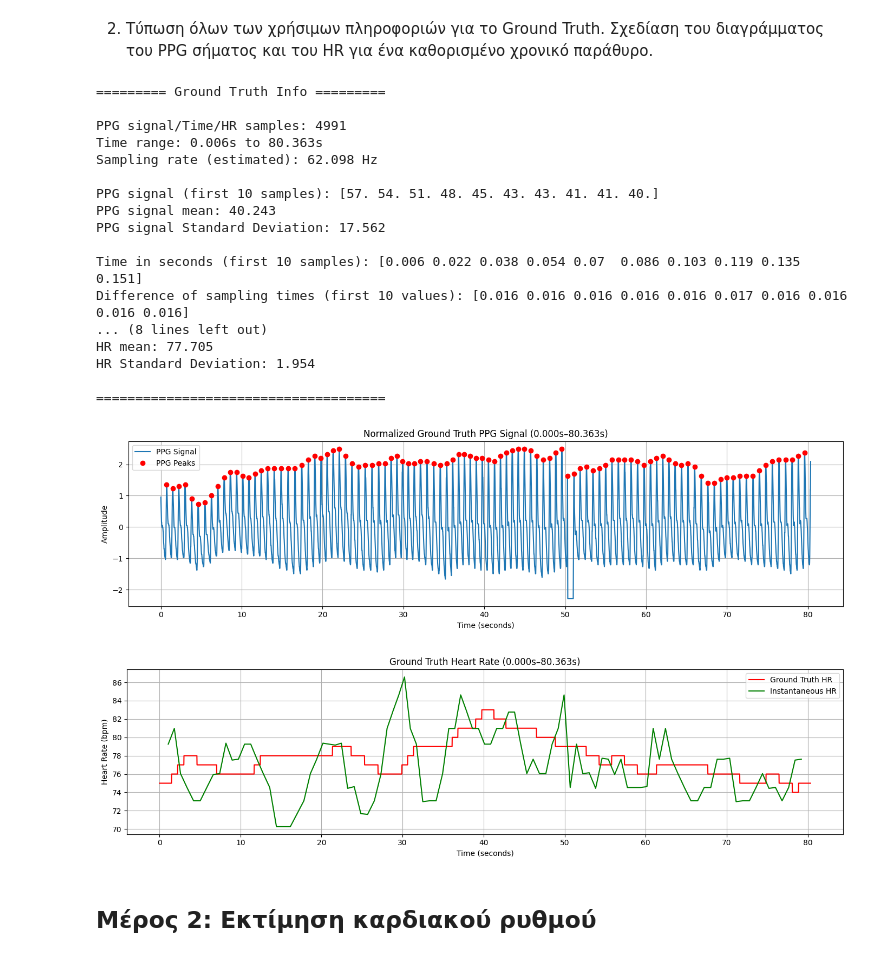
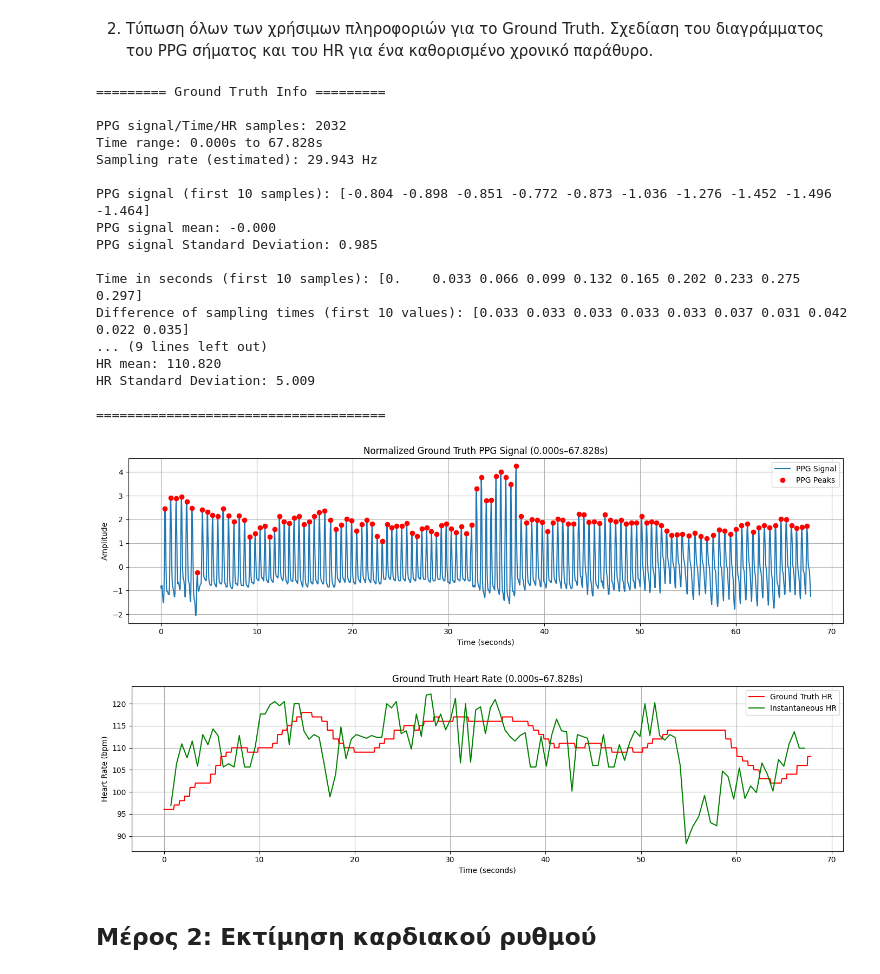
Before and after one commit to iliaxant/HR_Extraction_from_Video, a Jupyter notebook: HR_Extraction_from_Video.ipynb, the cells around one changed output. Drawn from its saved outputs; the diff is of its cells as text; code cells hidden in the pictures.

```diff
--- a/HR_Extraction_from_Video.ipynb
+++ b/HR_Extraction_from_Video.ipynb
@@ -61,25 +61,26 @@ from scipy.fft import fft, fftfreq
 # Input subject num
 # ------------------------------------------------
 
-# # UBFC-RPPG Dataset 2   (subject45)
-# num = '45'
+# UBFC-RPPG Dataset 2   (subject45)
+num = '45'
 
-# UBFC-RPPG Dataset 1   (11-gt)
-num = '11'
+# # UBFC-RPPG Dataset 1   (11-gt)
+# num = '11'
 
 # ------------------------------------------------
 
 
-# # UBFC-RPPG Dataset 2
-# subject_path = f'/content/subject{num}'
+# UBFC-RPPG Dataset 2
+subject_path = f'/content/subject{num}'
+video_path = os.path.join(subject_path, 'vid.avi')
+gt_path = os.path.join(subject_path, 'ground_truth.txt')
+
+# # UBFC-RPPG Dataset 1
+# subject_path = f'/content/{num}-gt'
 # video_path = os.path.join(subject_path, 'vid.avi')
-# gt_path = os.path.join(subject_path, 'ground_truth.txt')
+# gt_path = os.path.join(subject_path, 'gtdump.xmp')
 
-# UBFC-RPPG Dataset 1
-subject_path = f'/content/{num}-gt'
-video_path = os.path.join(subject_path, 'vid.avi')
-gt_path = os.path.join(subject_path, 'gtdump.xmp')
-
+video_path = f'/content/Ilias_finger.mp4'
 
 cap = cv2.VideoCapture(video_path)
 
@@ -128,18 +129,18 @@ Duration:         1:20.218 (80.218s)
 # %% [markdown]
 2) Τύπωση όλων των χρήσιμων πληροφοριών για το Ground Truth. Σχεδίαση του διαγράμματος του PPG σήματος και του HR για ένα καθορισμένο χρονικό παράθυρο.
 # %%
-# # UBFC-RPPG Dataset 2   (subject45)
-# gt_data = np.loadtxt(gt_path)
-# gt_ppg = gt_data[0, :]
-# gt_hr = gt_data[1, :]
-# gt_time = gt_data[2, :]
+# UBFC-RPPG Dataset 2   (subject45)
+gt_data = np.loadtxt(gt_path)
+gt_ppg = gt_data[0, :]
+gt_hr = gt_data[1, :]
+gt_time = gt_data[2, :]
 
 
-# UBFC-RPPG Dataset 1   (11-gt)
-gt_data = np.genfromtxt(gt_path, delimiter=',')
-gt_ppg = gt_data[:, 3]
-gt_hr = gt_data[:, 1]
-gt_time = gt_data[:, 0] / 1000.0
+# # UBFC-RPPG Dataset 1   (11-gt)
+# gt_data = np.genfromtxt(gt_path, delimiter=',')
+# gt_ppg = gt_data[:, 3]
+# gt_hr = gt_data[:, 1]
+# gt_time = gt_data[:, 0] / 1000.0
 
 
 
@@ -209,46 +210,46 @@ plt.plot(gt_time[start_samp:end_samp], gt_ppg_norm[start_samp:end_samp],
          label="PPG Signal")
 plt.plot(gt_time[gt_ppg_peaks_filt], gt_ppg_norm[gt_ppg_peaks_filt], 'o',
          color = 'r', label="PPG Peaks")
 plt.title(f"Normalized Ground Truth PPG Signal ({start_time:.3f}s–{end_time:.3f}s)")
 plt.xlabel("Time (seconds)")
 plt.ylabel("Amplitude")
 plt.legend()
 plt.grid(True)
 plt.tight_layout()
 plt.show()
 
 plt.figure(figsize=(14, 4))
 plt.plot(gt_time[start_samp:end_samp], gt_hr[start_samp:end_samp], color='r',
          label = 'Ground Truth HR')
 plt.plot(instantaneous_hr_times_filt, instantaneous_hr_bpm_filt, color='g',
          label = 'Instantaneous HR')
 plt.title(f"Ground Truth Heart Rate ({start_time:.3f}s–{end_time:.3f}s)")
 plt.xlabel("Time (seconds)")
 plt.ylabel("Heart Rate (bpm)")
 plt.legend()
 plt.grid(True)
 plt.tight_layout()
 plt.show()
 # %% [output]
 ========= Ground Truth Info =========
 
-PPG signal/Time/HR samples: 4991
-Time range: 0.006s to 80.363s
-Sampling rate (estimated): 62.098 Hz
+PPG signal/Time/HR samples: 2032
+Time range: 0.000s to 67.828s
+Sampling rate (estimated): 29.943 Hz
 
-PPG signal (first 10 samples): [57. 54. 51. 48. 45. 43. 43. 41. 41. 40.]
-PPG signal mean: 40.243
-PPG signal Standard Deviation: 17.562
+PPG signal (first 10 samples): [-0.804 -0.898 -0.851 -0.772 -0.873 -1.036 -1.276 -1.452 -1.496 -1.464]
+PPG signal mean: -0.000
+PPG signal Standard Deviation: 0.985
 
-Time in seconds (first 10 samples): [0.006 0.022 0.038 0.054 0.07  0.086 0.103 0.119 0.135 0.151]
-Difference of sampling times (first 10 values): [0.016 0.016 0.016 0.016 0.016 0.017 0.016 0.016 0.016 0.016]
-... (8 lines left out)
-HR mean: 77.705
-HR Standard Deviation: 1.954
+Time in seconds (first 10 samples): [0.    0.033 0.066 0.099 0.132 0.165 0.202 0.233 0.275 0.297]
+Difference of sampling times (first 10 values): [0.033 0.033 0.033 0.033 0.033 0.037 0.031 0.042 0.022 0.035]
+... (9 lines left out)
+HR mean: 110.820
+HR Standard Deviation: 5.009
 
 =====================================
-[figure, old version]
+[figure, new version]
-[figure, old version]
+[figure, new version]
 # %% [markdown]
 ## **Μέρος 2**: Εκτίμηση καρδιακού ρυθμού
 # %% [markdown]
```
Also changed, not shown: parts of 7 cells of this notebook.
